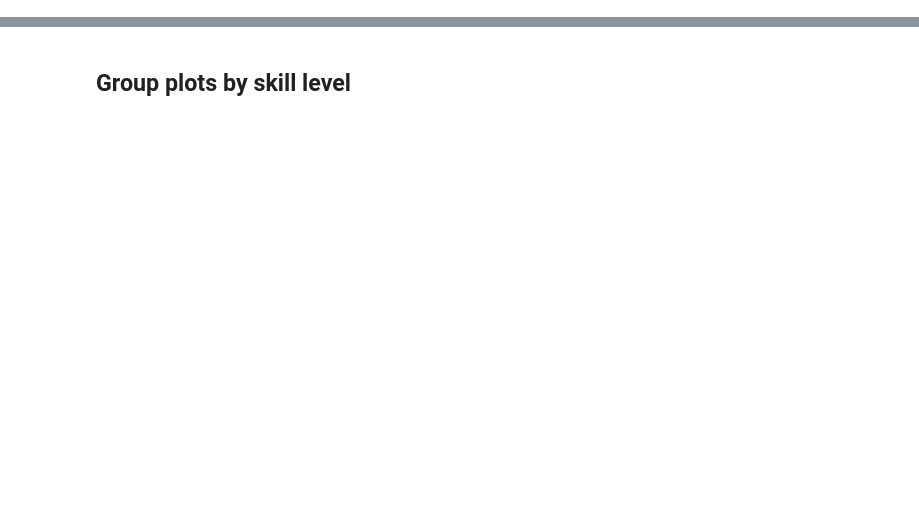
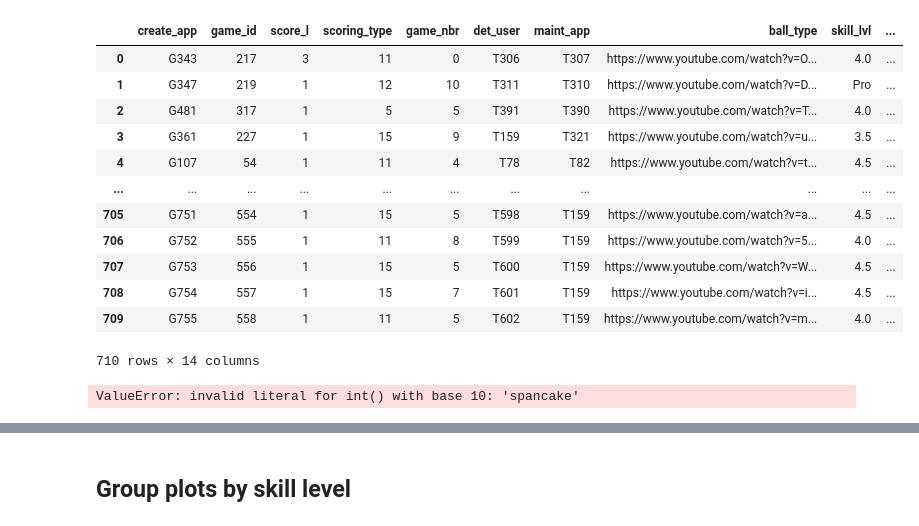
Before and after one commit to conner-mcnicholas/Pickleball_Timeout_Analysis, a Jupyter notebook: src/timeout_results_srv_rcv.ipynb, the cells around one changed output, grey strips where cells are left out. Cells and saved outputs as stored; diff of their text form; code cells hidden in the pictures; blank space fills up the shorter version.

```diff
--- a/src/timeout_results_srv_rcv.ipynb
+++ b/src/timeout_results_srv_rcv.ipynb
@@ -41,9 +241,27 @@ rally = rally.sort_values(['game_id', 'rally_id', 'rally_nbr']).reset_index(drop
+# %%
+game
+# %% [output]
+|  | create_app | game_id | score_l | scoring_type | game_nbr | det_user | maint_app | ball_type | skill_lvl | ... |
+| 0 | G343 | 217 | 3 | 11 | 0 | T306 | T307 | https://www.youtube.com/watch?v=O... | 4.0 | ... |
+| 1 | G347 | 219 | 1 | 12 | 10 | T311 | T310 | https://www.youtube.com/watch?v=D... | Pro | ... |
+| 2 | G481 | 317 | 1 | 5 | 5 | T391 | T390 | https://www.youtube.com/watch?v=T... | 4.0 | ... |
+| 3 | G361 | 227 | 1 | 15 | 9 | T159 | T321 | https://www.youtube.com/watch?v=u... | 3.5 | ... |
+| 4 | G107 | 54 | 1 | 11 | 4 | T78 | T82 | https://www.youtube.com/watch?v=t... | 4.5 | ... |
+| ... | ... | ... | ... | ... | ... | ... | ... | ... | ... | ... |
+| 705 | G751 | 554 | 1 | 15 | 5 | T598 | T159 | https://www.youtube.com/watch?v=a... | 4.5 | ... |
+| 706 | G752 | 555 | 1 | 11 | 8 | T599 | T159 | https://www.youtube.com/watch?v=5... | 4.0 | ... |
+| 707 | G753 | 556 | 1 | 15 | 5 | T600 | T159 | https://www.youtube.com/watch?v=W... | 4.5 | ... |
+| 708 | G754 | 557 | 1 | 15 | 7 | T601 | T159 | https://www.youtube.com/watch?v=i... | 4.5 | ... |
+| 709 | G755 | 558 | 1 | 11 | 5 | T602 | T159 | https://www.youtube.com/watch?v=m... | 4.0 | ... |
+710 rows × 14 columns
 # %%
-game=pullawsdata('game')[['match_id','game_id','game_nbr','score_w','score_l','w_team_id','l_team_id','skill_lvl']]
+game=pullawsdata('game')
 game['game_id'] = [int(x[1:]) for x in game.game_id]
 game['match_id'] = [int(x[1:]) for x in game.match_id]
 game.skill_lvl.iloc[game.skill_lvl == '4'] = '4.0'
 game.skill_lvl.iloc[game.skill_lvl == '5'] = '5.0'
 game = game.sort_values(['match_id','game_id']).reset_index(drop=True)
+# %% [output]
+ValueError: invalid literal for int() with base 10: 'spancake'
 # %%
 rally.head()
```
Also changed, not shown: parts of 47 cells of this notebook, 12 other files.
